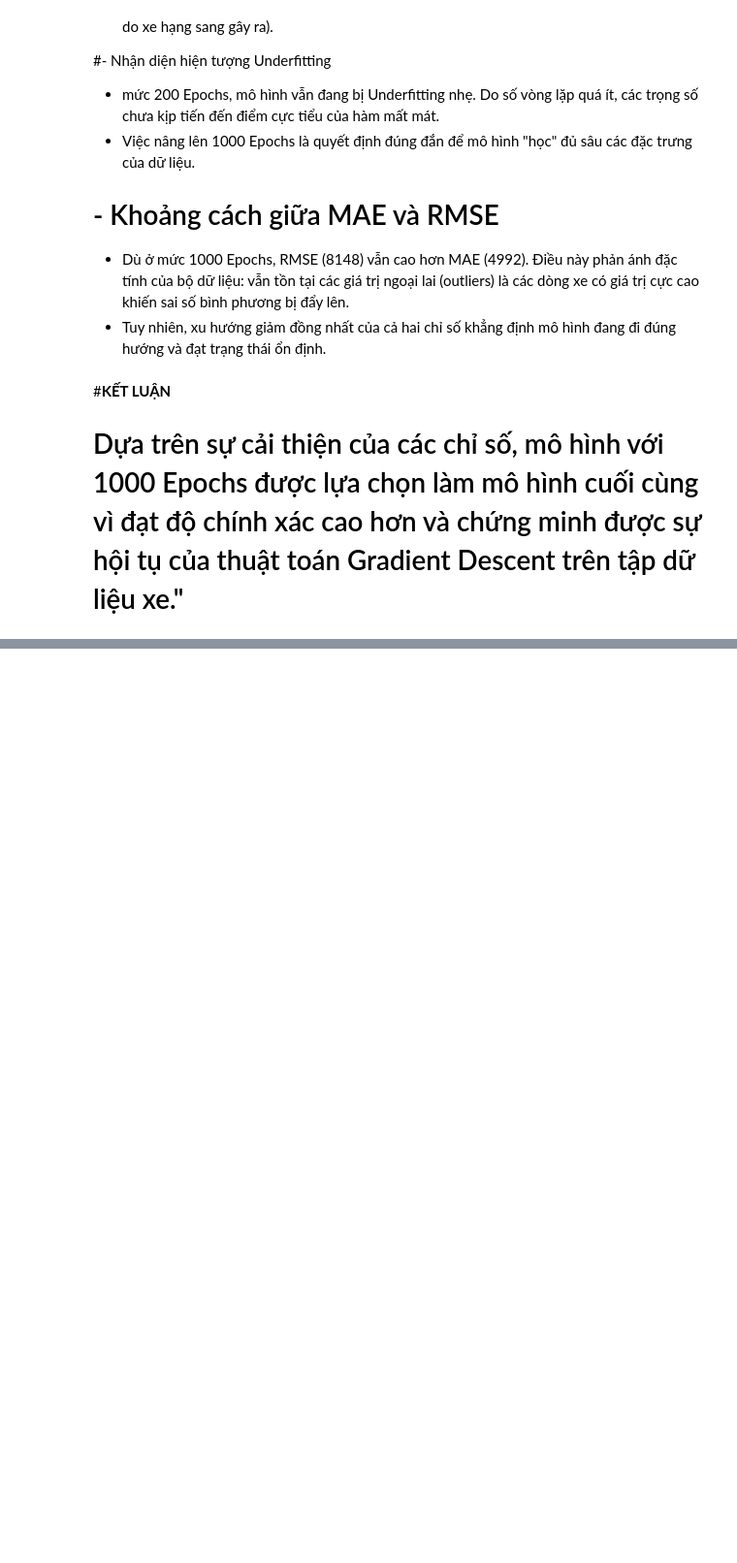
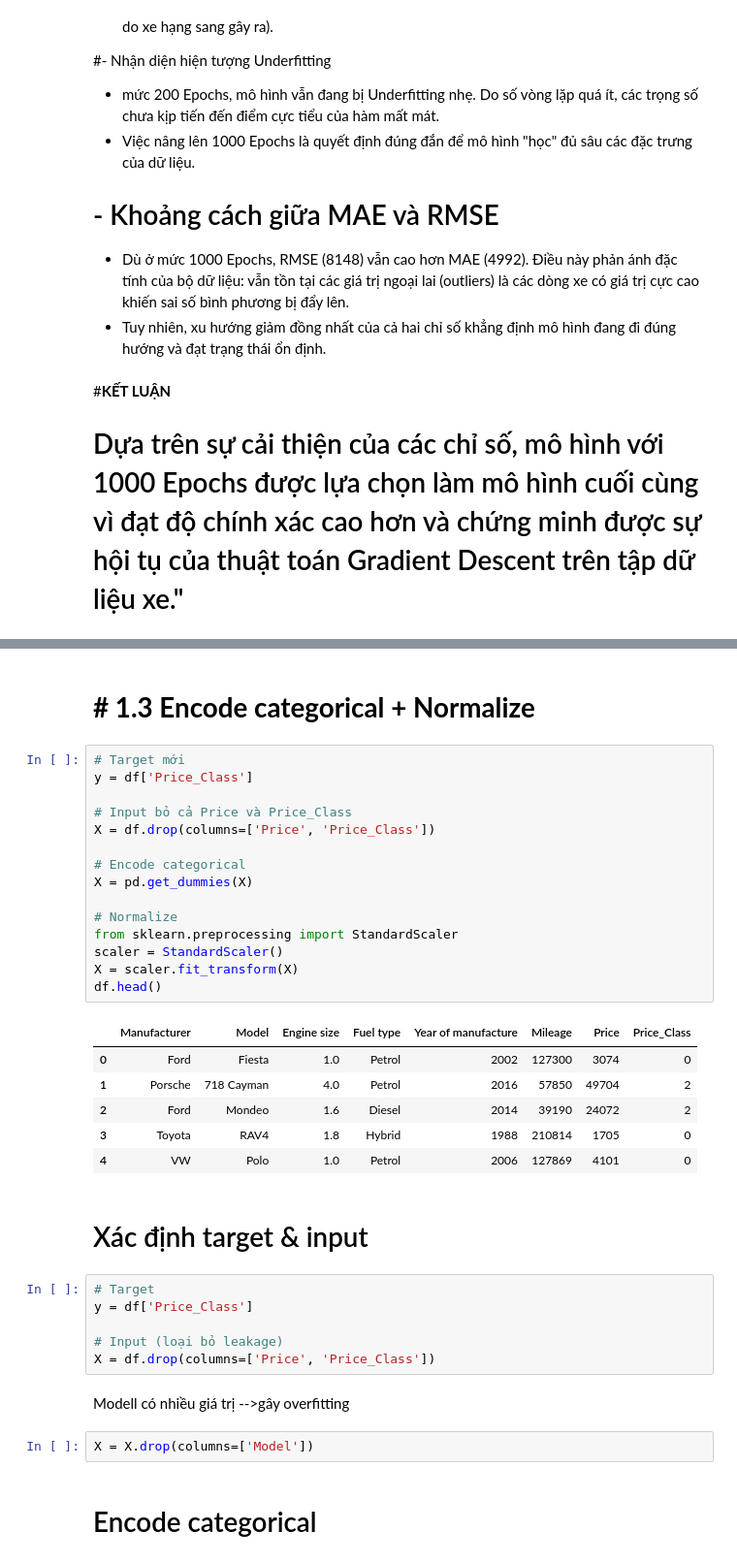
Before and after one commit to hoangchaulanbao/HocmayNC, a Jupyter notebook: btcn.ipynb, the cells around one changed output, grey strips where cells are left out. Shown at 97% size. Drawn from its saved outputs; the diff is of its cells as text; blank space fills up the shorter version.

```diff
--- a/btcn.ipynb
+++ b/btcn.ipynb
@@ -1269,0 +1397,38 @@ RMSE giảm mạnh hơn (từ 8465 xuống 8148):
+# %% [markdown]
+# **# 1.3 Encode categorical + Normalize**
+# %%
+# Target mới
+y = df['Price_Class']
+
+# Input bỏ cả Price và Price_Class
+X = df.drop(columns=['Price', 'Price_Class'])
+
+# Encode categorical
+X = pd.get_dummies(X)
+
+# Normalize
+from sklearn.preprocessing import StandardScaler
+scaler = StandardScaler()
+X = scaler.fit_transform(X)
+df.head()
+# %% [output]
+|  | Manufacturer | Model | Engine size | Fuel type | Year of manufacture | Mileage | Price | Price_Class |
+| 0 | Ford | Fiesta | 1.0 | Petrol | 2002 | 127300 | 3074 | 0 |
+| 1 | Porsche | 718 Cayman | 4.0 | Petrol | 2016 | 57850 | 49704 | 2 |
+| 2 | Ford | Mondeo | 1.6 | Diesel | 2014 | 39190 | 24072 | 2 |
+| 3 | Toyota | RAV4 | 1.8 | Hybrid | 1988 | 210814 | 1705 | 0 |
+| 4 | VW | Polo | 1.0 | Petrol | 2006 | 127869 | 4101 | 0 |
+# %% [markdown]
+# Xác định target & input
+# %%
+# Target
+y = df['Price_Class']
+
+# Input (loại bỏ leakage)
+X = df.drop(columns=['Price', 'Price_Class'])
+# %% [markdown]
+Modell có nhiều giá trị -->gây overfitting
+# %%
+X = X.drop(columns=['Model'])
+# %% [markdown]
+# Encode categorical
```
Also changed, not shown: parts of 27 cells of this notebook.
